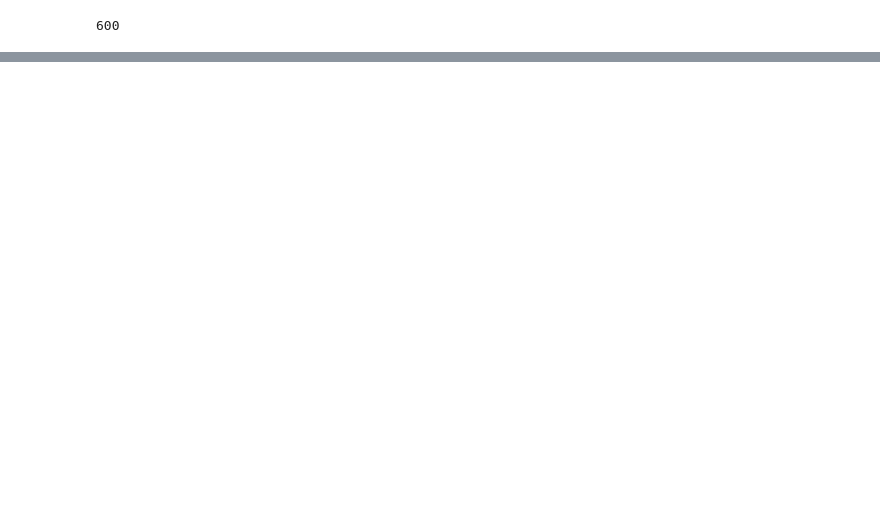
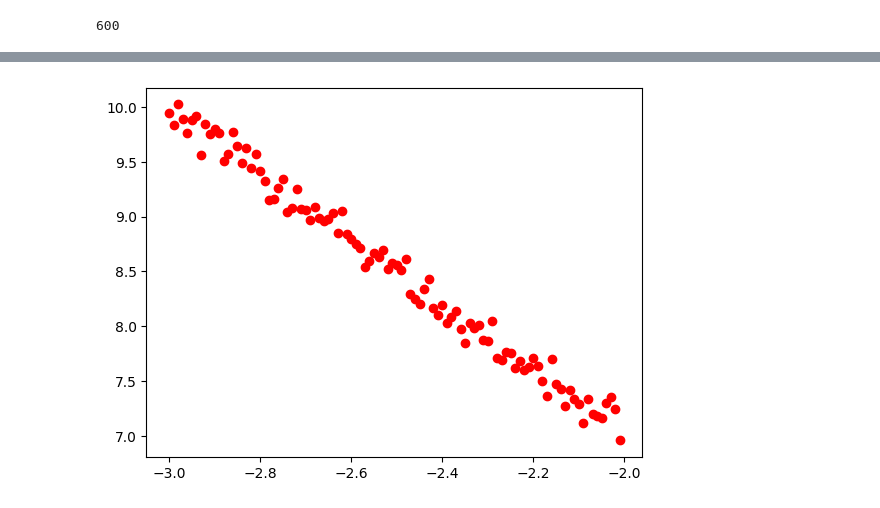
Before and after one commit to Brinkley97/tutorial-coding_languages_and_libraries, a Jupyter notebook: py_torch/random_code.ipynb, the cells around one changed output, grey strips where cells are left out. Drawn from its saved outputs; the diff is of its cells as text; code cells hidden in the pictures; blank space fills up the shorter version.

```diff
--- a/py_torch/random_code.ipynb
+++ b/py_torch/random_code.ipynb
@@ -156,0 +206,4 @@ tensor([[10.0000],
+# %%
+# add noise to func f
+y_noise = y + 0.1 * torch.randn(size=x.size())
+y_noise
@@ -156,0 +228,5 @@ tensor([[10.0000],
+# %%
+plt.plot(x.numpy(), y_noise.numpy(), 'ro')
+plt.show()
+# %% [output]
+[figure, added]
```
Also changed, not shown: parts of 29 cells of this notebook, 3 other files.
